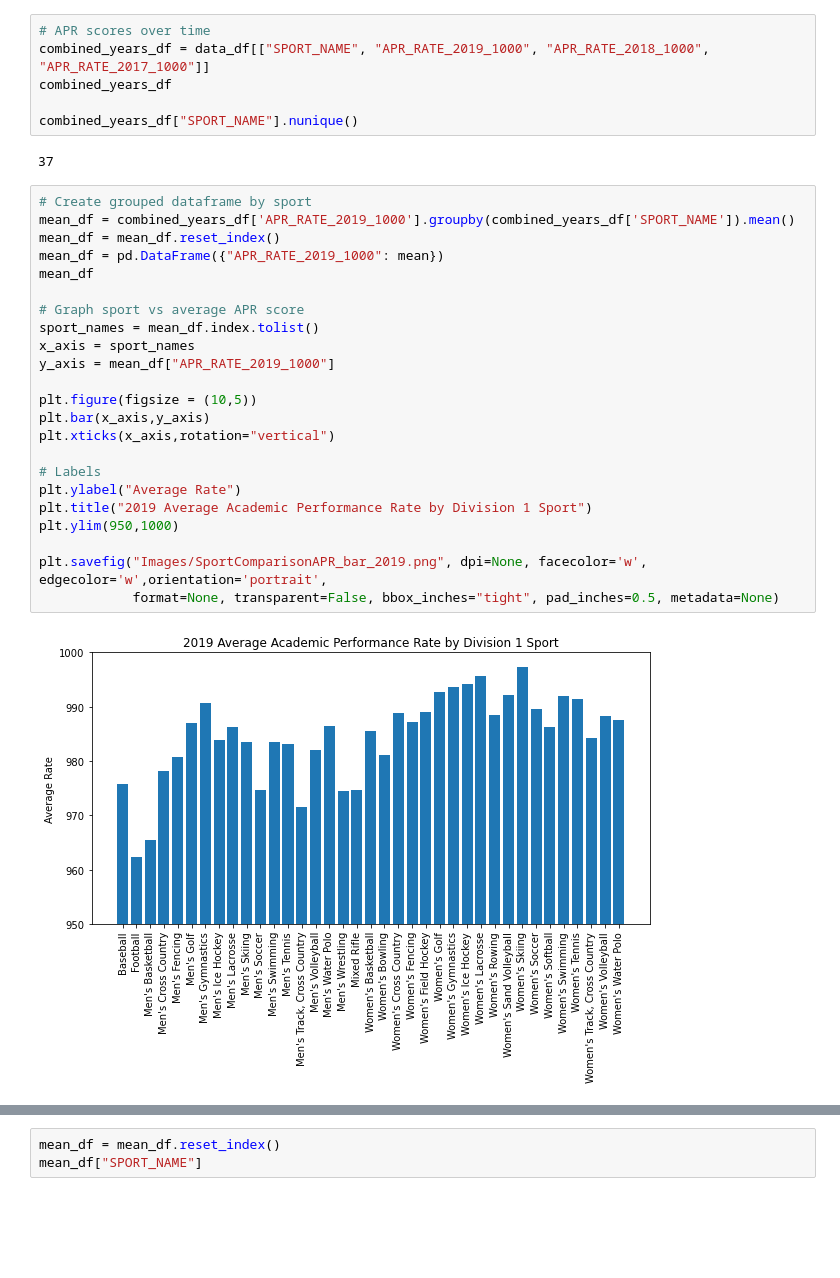
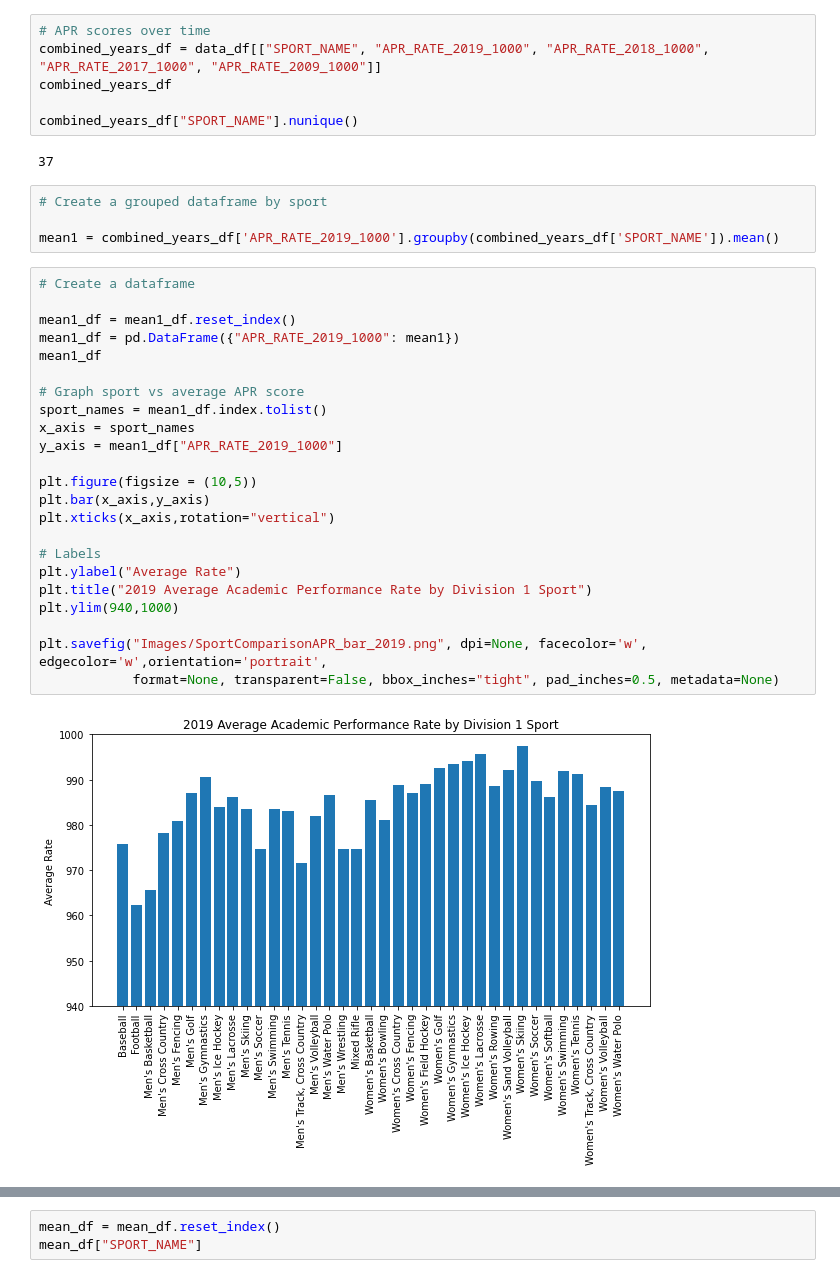
Before and after one commit to ashante112/Project1-Team2, a Jupyter notebook: Project1.ipynb, the cells around one changed output, grey strips where cells are left out. Saved outputs shown, nothing was run; the diff lists cells and outputs as text; blank space fills up the shorter version.

```diff
--- a/Project1.ipynb
+++ b/Project1.ipynb
@@ -29,34 +33,38 @@ data_df["SCL_NAME"].nunique()
 385
 # %%
 # APR scores over time
-combined_years_df = data_df[["SPORT_NAME", "APR_RATE_2019_1000", "APR_RATE_2018_1000", "APR_RATE_2017_1000"]]
+combined_years_df = data_df[["SPORT_NAME", "APR_RATE_2019_1000", "APR_RATE_2018_1000", "APR_RATE_2017_1000", "APR_RATE_2009_1000"]]
 combined_years_df
 
 combined_years_df["SPORT_NAME"].nunique()
 # %% [output]
 37
+# %%
+# Create a grouped dataframe by sport
+
+mean1 = combined_years_df['APR_RATE_2019_1000'].groupby(combined_years_df['SPORT_NAME']).mean()
 # %%
-# Create grouped dataframe by sport
-mean_df = combined_years_df['APR_RATE_2019_1000'].groupby(combined_years_df['SPORT_NAME']).mean()
-mean_df = mean_df.reset_index()
-mean_df = pd.DataFrame({"APR_RATE_2019_1000": mean})
-mean_df
+# Create a dataframe
+
+mean1_df = mean1_df.reset_index()
+mean1_df = pd.DataFrame({"APR_RATE_2019_1000": mean1})
+mean1_df
 
 # Graph sport vs average APR score
-sport_names = mean_df.index.tolist()
+sport_names = mean1_df.index.tolist()
 x_axis = sport_names
-y_axis = mean_df["APR_RATE_2019_1000"]
+y_axis = mean1_df["APR_RATE_2019_1000"]
 
 plt.figure(figsize = (10,5))
 plt.bar(x_axis,y_axis)
 plt.xticks(x_axis,rotation="vertical")
 
 # Labels
 plt.ylabel("Average Rate")
 plt.title("2019 Average Academic Performance Rate by Division 1 Sport")
-plt.ylim(950,1000)
+plt.ylim(940,1000)
 
 plt.savefig("Images/SportComparisonAPR_bar_2019.png", dpi=None, facecolor='w', edgecolor='w',orientation='portrait',
             format=None, transparent=False, bbox_inches="tight", pad_inches=0.5, metadata=None)
 # %% [output]
-[figure, old version]
+[figure, new version]
```
Also changed, not shown: parts of 6 cells of this notebook, 4 other files.
